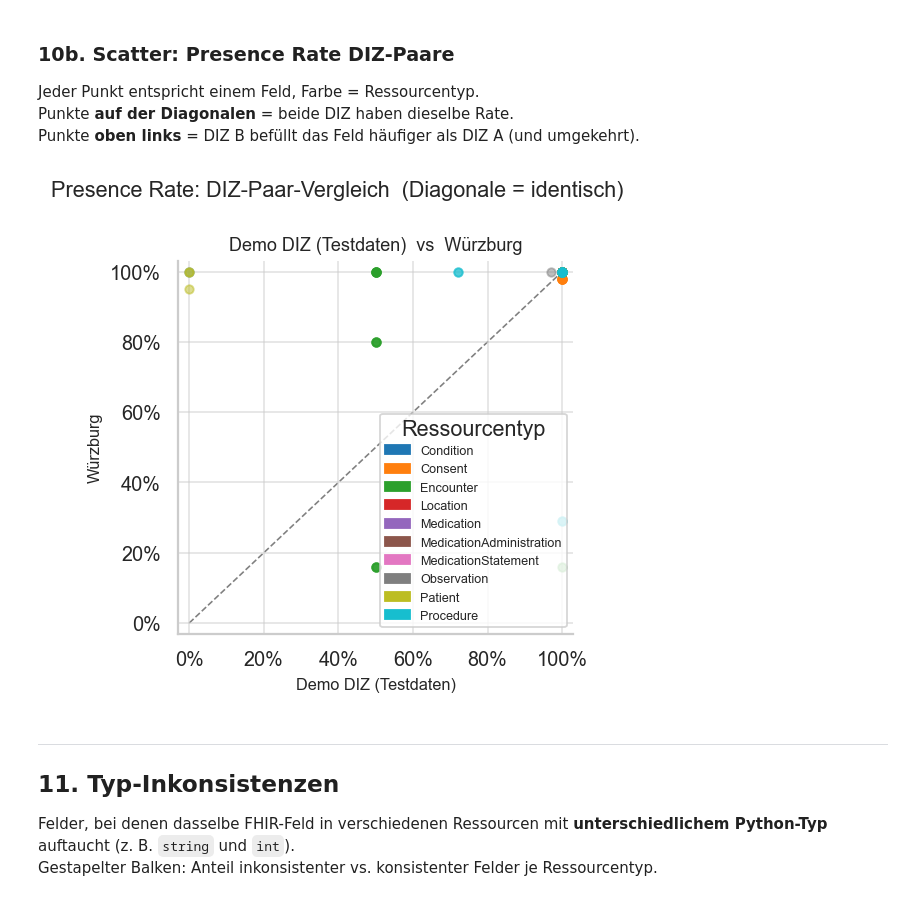
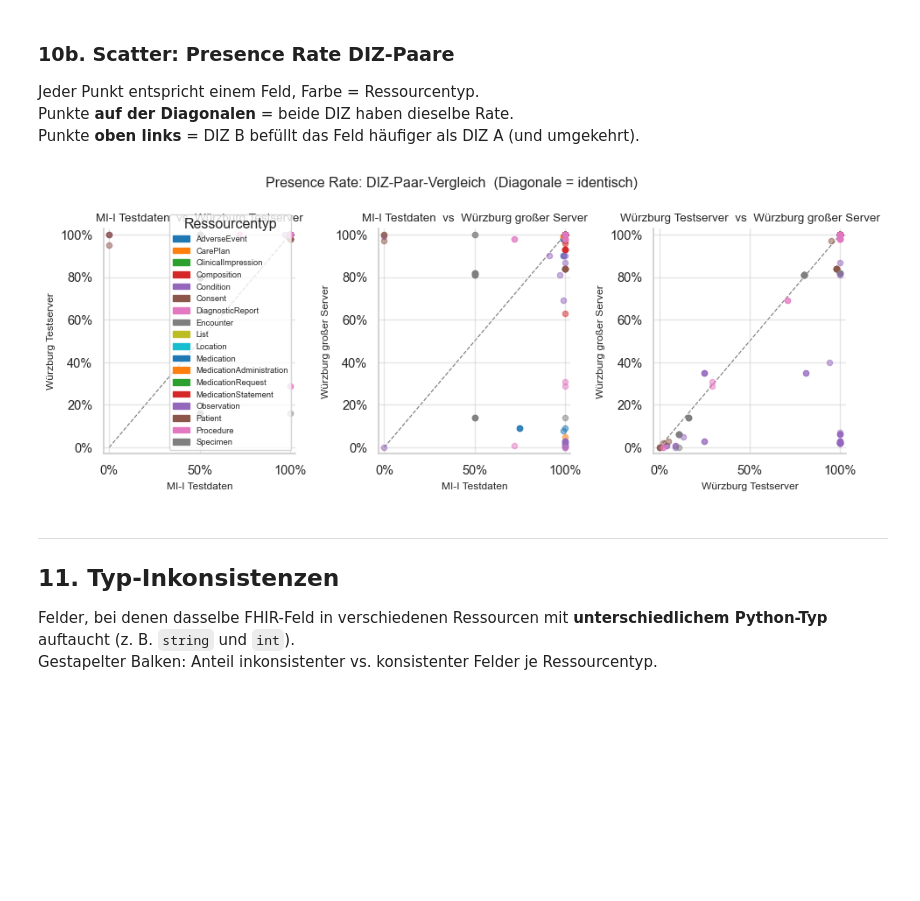
Before and after one commit to carly15/FHIRScan, a Jupyter notebook: Code/diz_comparison.ipynb, the cells around one changed output. Drawn from its saved outputs; the diff is of its cells as text; code cells hidden in the pictures; blank space fills up the shorter version.

```diff
--- a/Code/diz_comparison.ipynb
+++ b/Code/diz_comparison.ipynb
@@ -36,8 +36,9 @@ Nicht verwendete Einträge einfach auskommentieren oder leer lassen.
 BASE = Path("..")   # Projekt-Root (relativ zum Notebook in Code/)
 
 DIZ = {
-    "Demo DIZ (Testdaten)": BASE / "Output"   / "20260520_14_45",
-    "Würzburg":             BASE / "Analysis" / "Würzburg_01",
+    "MI-I Testdaten": BASE / "Output"   / "20260520_14_45",
+    "Würzburg Testserver":             BASE / "Analysis" / "Würzburg_01",
+    "Würzburg großer Server":             BASE / "Analysis" / "Würzburg_02",
     # "UKA": BASE / "Analysis" / "Augsburg_01",
     # "FAU": BASE / "Analysis" / "Erlangen_01",
 }
@@ -336,12 +489,12 @@ if not df_quality.empty:
         show_legend = (diz_name == LOADED_DIZ[0])
 
         fig.add_trace(go.Bar(
-            name=diz_name, x=sub["resource_type"], y=sub["patient_linkage_rate"],
+            name=diz_name, x=sub["resource_type"].tolist(), y=sub["patient_linkage_rate"].tolist(),
             marker_color=COLOR_MAP[diz_name], showlegend=True
         ), row=1, col=1)
 
         fig.add_trace(go.Bar(
-            name=diz_name, x=sub["resource_type"], y=sub["encounter_linkage_rate"],
+            name=diz_name, x=sub["resource_type"].tolist(), y=sub["encounter_linkage_rate"].tolist(),
             marker_color=COLOR_MAP[diz_name], showlegend=False
         ), row=1, col=2)
 
@@ -701,7 +860,7 @@ import matplotlib.ticker as mtick
 import seaborn as sns
 
 plt.rcParams.update({
-    "figure.dpi": 130,
+    "figure.dpi": 96,
     "axes.spines.top": False,
     "axes.spines.right": False,
     "font.size": 10,
@@ -992,7 +1151,7 @@ if not df_fields.empty and len(LOADED_DIZ) >= 2:
     ncols = min(3, len(pairs))
     nrows = (len(pairs) + ncols - 1) // ncols
     fig, axes = plt.subplots(nrows, ncols,
-                             figsize=(ncols * 4.2, nrows * 4.2),
+                             figsize=(min(ncols * 4.2, 10), nrows * 4.0),
                              squeeze=False)
 
     for idx, (diz_a, diz_b) in enumerate(pairs):
@@ -1005,34 +1164,34 @@ if not df_fields.empty and len(LOADED_DIZ) >= 2:
             ax.scatter(valid[diz_a], valid[diz_b],
                        color=rt_palette.get(rt, "grey"),
                        alpha=0.5, s=22, label=rt, zorder=2)
 
         ax.plot([0, 1], [0, 1], "--", color="grey", lw=0.9, zorder=0)
         ax.set_xlim(-0.03, 1.03)
         ax.set_ylim(-0.03, 1.03)
         ax.set_xlabel(diz_a, size=9)
         ax.set_ylabel(diz_b, size=9)
         ax.set_title(f"{diz_a}  vs  {diz_b}", size=10)
         ax.xaxis.set_major_formatter(mtick.PercentFormatter(xmax=1))
         ax.yaxis.set_major_formatter(mtick.PercentFormatter(xmax=1))
         sns.despine(ax=ax)
 
     # Ressourcentyp-Legende in das erste Subplot
     handles = [mpatches.Patch(color=rt_palette.get(rt, "grey"), label=rt) for rt in ALL_RT]
     axes[0][0].legend(handles=handles, loc="lower right", fontsize=7, title="Ressourcentyp")
 
     # Leere Achsen ausblenden
     for idx in range(len(pairs), nrows * ncols):
         axes[idx // ncols][idx % ncols].set_visible(False)
 
     fig.suptitle("Presence Rate: DIZ-Paar-Vergleich  (Diagonale = identisch)", size=12)
     plt.tight_layout()
     plt.show()
 elif len(LOADED_DIZ) < 2:
     print("Mindestens 2 DIZ für Paar-Scatter erforderlich.")
 else:
     print("Keine Felddaten verfügbar.")
 # %% [output]
-[figure, old version]
+[figure, new version]
 # %% [markdown]
 ---
 ## 11. Typ-Inkonsistenzen
```
Also changed, not shown: parts of 17 cells of this notebook, 1 other file.
